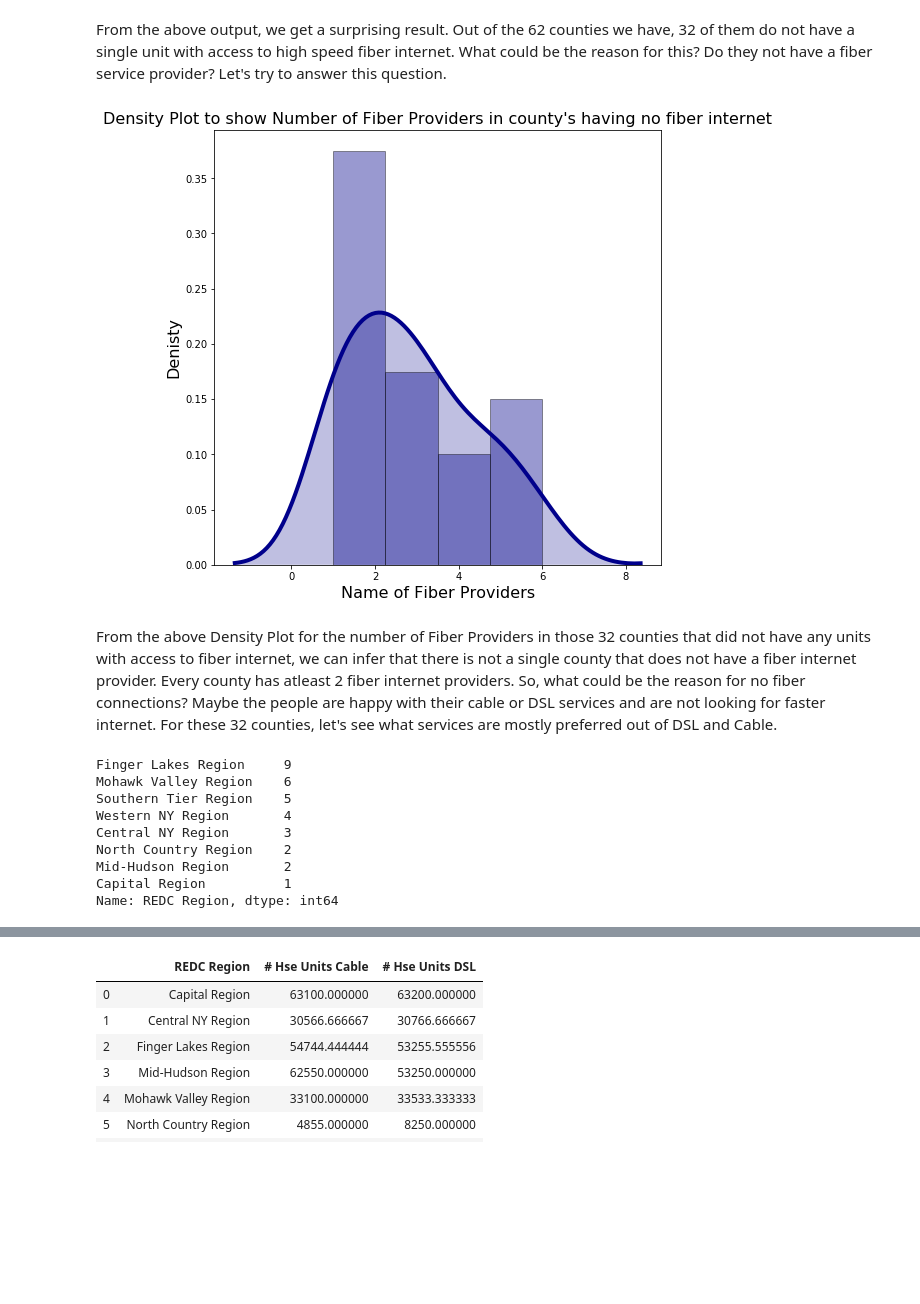
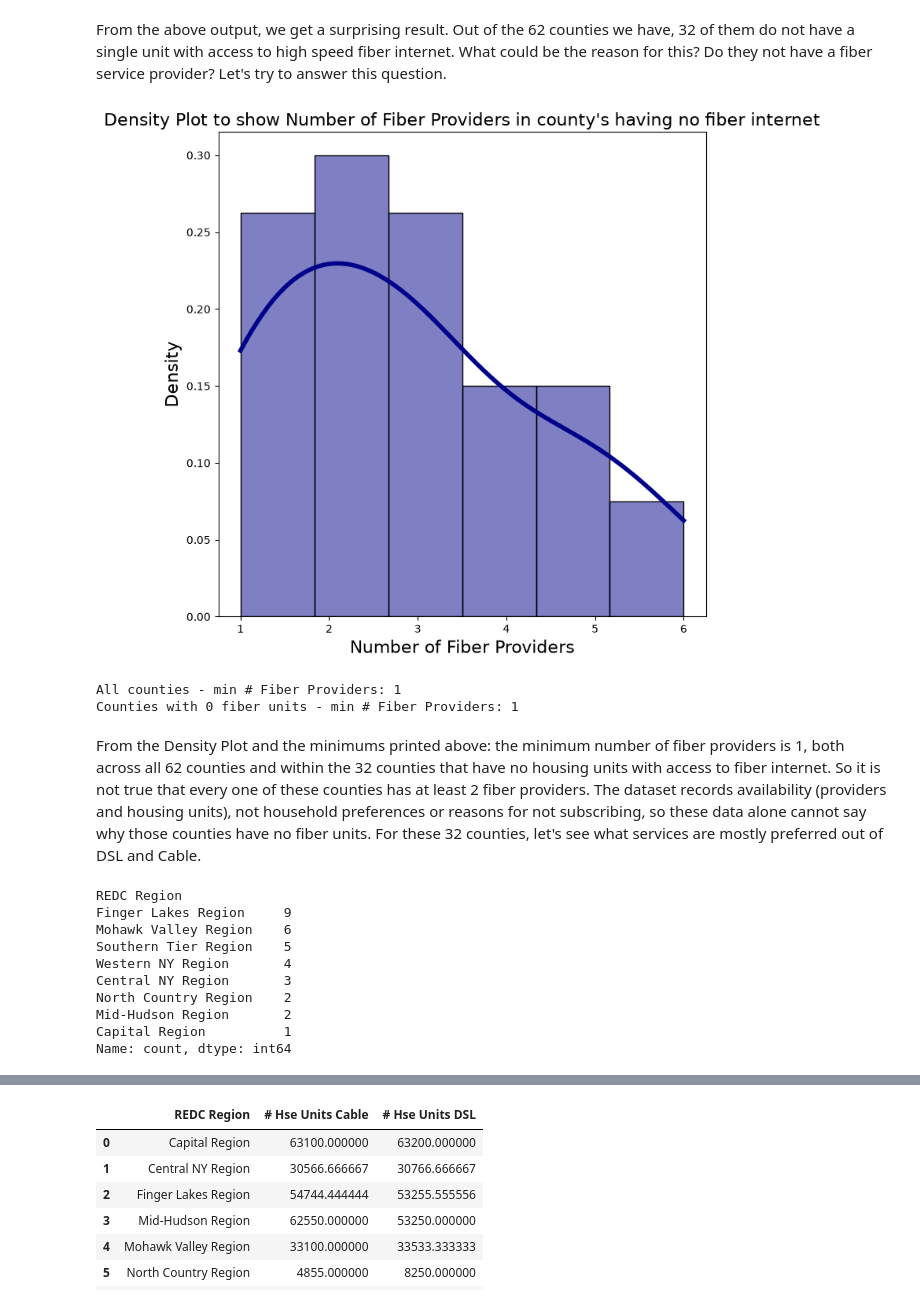
Before and after one commit to shikhar42/NYC_BroadbandAnalysis_Prediction, a Jupyter notebook: FinalProject.ipynb, the cells around one changed output, grey strips where cells are left out. Saved outputs shown, nothing was run; the diff lists cells and outputs as text; code cells hidden in the pictures; blank space fills up the shorter version.

```diff
--- a/FinalProject.ipynb
+++ b/FinalProject.ipynb
@@ -15,7 +18,18 @@ from Finalproject_Group4 import LinearRegressionM
 # %% [markdown]
 # 1.1 Data Extraction
-# %%
-df1 = csv_import('https://data.ny.gov/api/views/sjc6-ftj4/rows.csv?accessType=DOWNLOAD&sorting=true',',', header = 0) ##loading csv
+# %%
+# The source URL is live and its contents can change, so a pinned copy is
+# saved in this repo at data/broadband_ny_2010.csv. The notebook uses the
+# pinned copy when it is present and only downloads (and saves a copy)
+# when it is not.
+DATA_URL = 'https://data.ny.gov/api/views/sjc6-ftj4/rows.csv?accessType=DOWNLOAD&sorting=true'
+DATA_PATH = 'data/broadband_ny_2010.csv'
+if os.path.exists(DATA_PATH):
+    df1 = csv_import(DATA_PATH, ',', header=0)  # loading the pinned local copy
+else:
+    df1 = csv_import(DATA_URL, ',', header=0)  # loading csv from the live URL
+    os.makedirs('data', exist_ok=True)
+    df1.to_csv(DATA_PATH, index=False)  # pin a copy for reproducibility
 # %% [markdown]
 This dataset is managed by the National Telecommunications and Information Administration in the US Department of Commerce. The information about the availability of high-speed Internet services known as Broadband, was collected from broadband provider companies regarding the technology type and speed of services offered.
 
@@ -199,20 +216,27 @@ len(county_no_fiber)
 From the above output, we get a surprising result. Out of the 62 counties we have, 32 of them do not have a single unit with access to high speed fiber internet. What could be the reason for this? Do they not have a fiber service provider? Let's try to answer this question.
 # %%
 plt.figure(figsize=(8,8)) ##Density plot to show number of providers
-sns.distplot(county_no_fiber['# Fiber Providers'], hist=True, kde=True,color = 'darkblue',
-             hist_kws={'edgecolor':'black'},
-             kde_kws={'linewidth': 4, 'shade': True})
-plt.xlabel('Name of Fiber Providers', fontsize=16)
-plt.ylabel('Denisty', fontsize=16)
+sns.histplot(county_no_fiber['# Fiber Providers'], kde=True, stat='density', color='darkblue',
+             edgecolor='black', line_kws={'linewidth': 4})
+plt.xlabel('Number of Fiber Providers', fontsize=16)
+plt.ylabel('Density', fontsize=16)
 plt.title("Density Plot to show Number of Fiber Providers in county's having no fiber internet",fontsize=16)
 plt.show()
 # %% [output]
-[figure, old version]
+[figure, new version]
-# %% [markdown]
-From the above Density Plot for the number of Fiber Providers in those 32 counties that did not have any units with access to fiber internet, we can infer that there is not a single county that does not have a fiber internet provider. Every county has atleast 2 fiber internet providers. So, what could be the reason for no fiber connections? Maybe the people are happy with their cable or DSL services and are not looking for faster internet. For these 32 counties, let's see what services are mostly preferred out of DSL and Cable.
+# %%
+# Minimum number of fiber providers: all 62 counties, and the 32 counties with no fiber units
+print('All counties - min # Fiber Providers:', data_county['# Fiber Providers'].min())
+print('Counties with 0 fiber units - min # Fiber Providers:', county_no_fiber['# Fiber Providers'].min())
+# %% [output]
+All counties - min # Fiber Providers: 1
+Counties with 0 fiber units - min # Fiber Providers: 1
+# %% [markdown]
+From the Density Plot and the minimums printed above: the minimum number of fiber providers is 1, both across all 62 counties and within the 32 counties that have no housing units with access to fiber internet. So it is not true that every one of these counties has at least 2 fiber providers. The dataset records availability (providers and housing units), not household preferences or reasons for not subscribing, so these data alone cannot say why those counties have no fiber units. For these 32 counties, let's see what services are mostly preferred out of DSL and Cable.
 # %%
 county_no_fiber['REDC Region'].value_counts() ##getting value counts of no fiber records
 # %% [output]
+REDC Region
 Finger Lakes Region     9
 Mohawk Valley Region    6
 Southern Tier Region    5
@@ -221,5 +245,5 @@ Central NY Region       3
 North Country Region    2
 Mid-Hudson Region       2
 Capital Region          1
-Name: REDC Region, dtype: int64
+Name: count, dtype: int64
 # %% [markdown]
```
Also changed, not shown: parts of 46 cells of this notebook, 1 other file.
